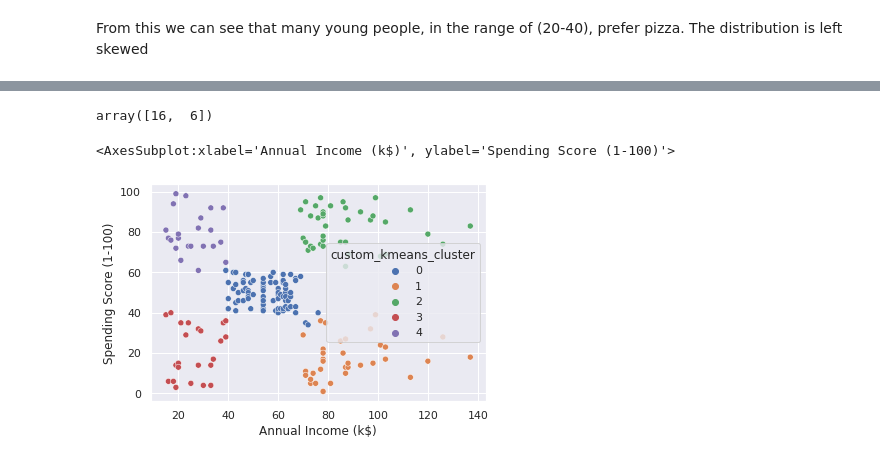
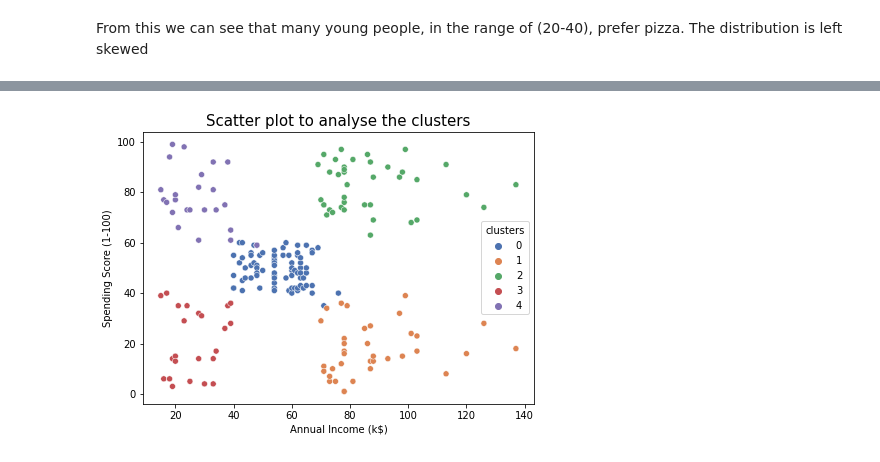
Before and after one commit to divyaksh-shukla/SPA-Assignment-2, a Jupyter notebook: restaurant_1.ipynb, the cells around one changed output, grey strips where cells are left out. Saved outputs shown, nothing was run; the diff lists cells and outputs as text; code cells hidden in the pictures.

Commit message:
Updated graphs with titles

```diff
--- a/restaurant_1.ipynb
+++ b/restaurant_1.ipynb
@@ -52,8 +58,0 @@ sns.displot(data, x=age, kind='kde')
-# %%
-from sklearn.cluster import KMeans
-
-kmeans = KMeans(n_clusters=5, random_state=0)
-
-clustered_data = kmeans.fit_predict(data[[annual_income, spending_score]])
-
-clustered_data.shape
@@ -62,4 +58,0 @@ clustered_data.shape
-# %%
-data['clusters'] = clustered_data
-
-data.head()
@@ -78,7 +59,3 @@ sns.scatterplot(data=data, x=annual_income, y=spending_score, hue=clusters, pale
-# %%
-data[[annual_income, spending_score]].loc[2].to_numpy()
-# %% [output]
-array([16,  6])
 # %%
 from random import randint, seed
 from pprint import pprint
@@ -152,16 +127,14 @@ class kmeans:
 # %%
 # Custom kmeans
 k = kmeans(clusters=5, random_seed=0)
-k.fit(data[[annual_income, spending_score]])
+k.fit(data[[age, annual_income, spending_score]])
 
-custom_kmeans_cluster = 'custom_kmeans_cluster'
 
-data[custom_kmeans_cluster] = k.predict(data[[annual_income, spending_score]])
+data[clusters] = k.predict(data[[age, annual_income, spending_score]])
 
-# data.head()
-sns.set_theme()
-
-sns.scatterplot(data=data, x=annual_income, y=spending_score, hue=custom_kmeans_cluster, palette="deep")
+fig, ax = plt.subplots(1,1, figsize=(7,5))
+sns.scatterplot(data=data, x=annual_income, y=spending_score, hue=clusters, palette="deep", ax = ax)
+ax.set_title('Scatter plot to analyse the clusters', fontsize=15)
+plt.show()
 # %% [output]
-<AxesSubplot:xlabel='Annual Income (k$)', ylabel='Spending Score (1-100)'>
-[figure, old version]
+[figure, new version]
```
Also changed, not shown: parts of 9 cells of this notebook.
